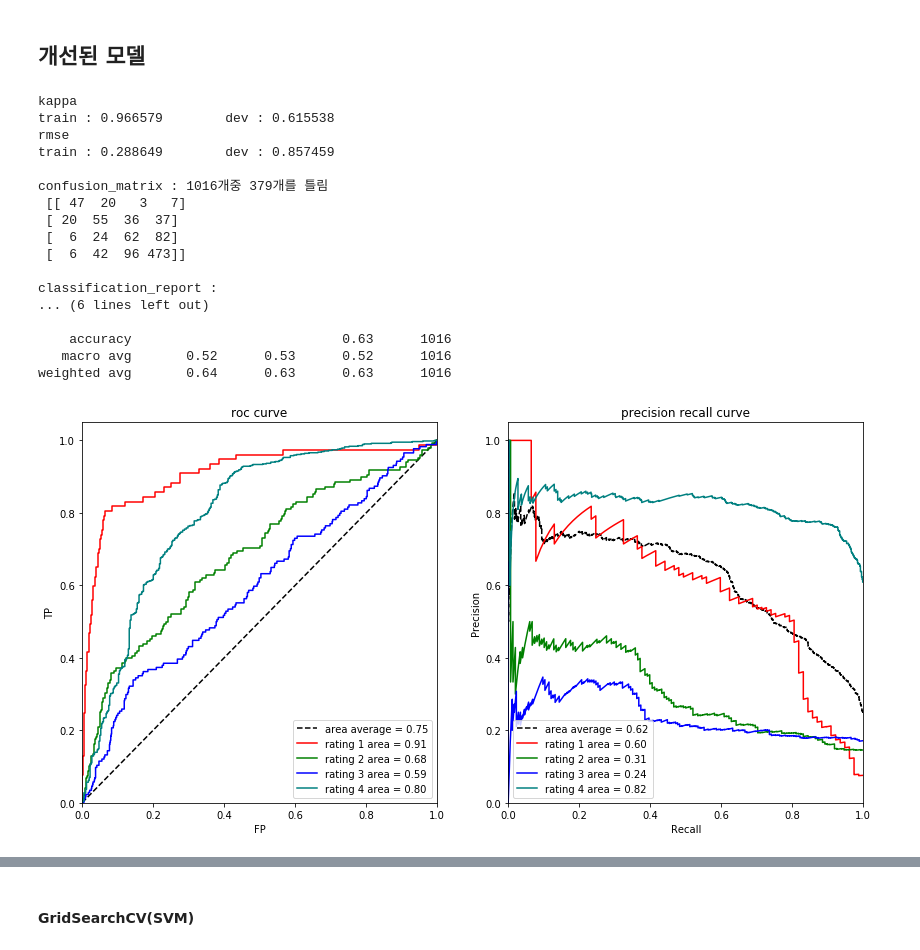
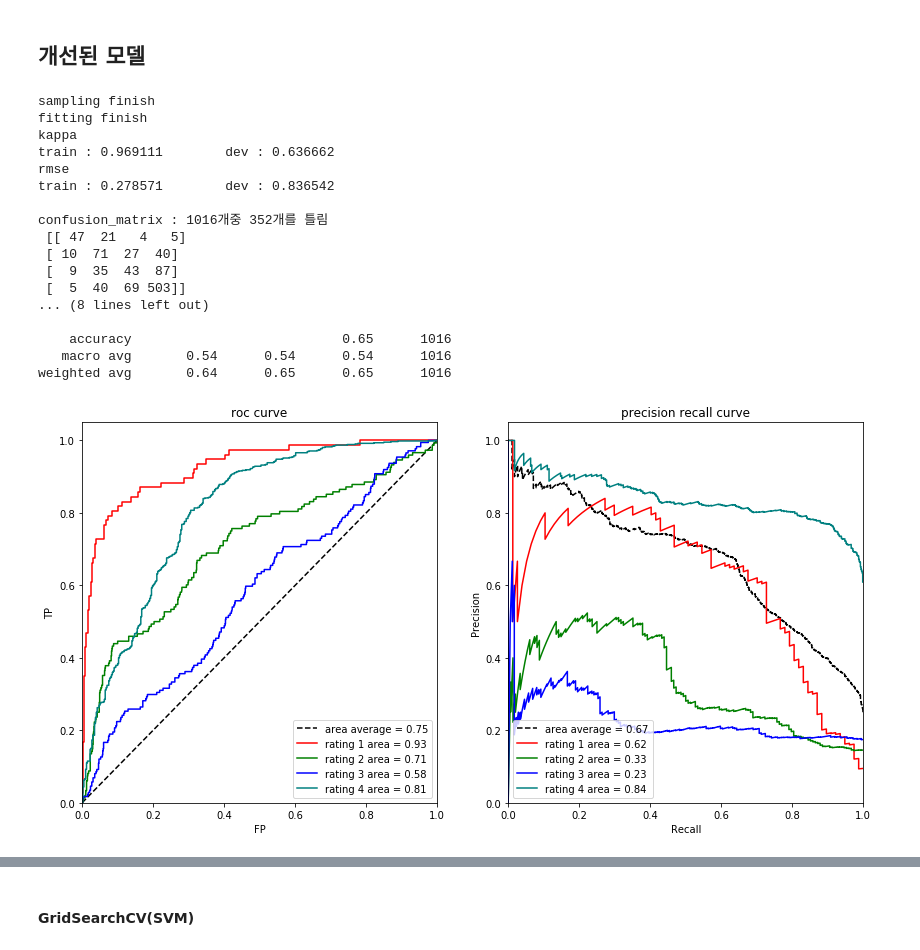
Before and after one commit to sooooner/Crowdflower-Search-Results-Relevance, a Jupyter notebook: LSA.ipynb, the cells around one changed output, grey strips where cells are left out. Drawn from its saved outputs; the diff is of its cells as text; code cells hidden in the pictures.

```diff
--- a/LSA.ipynb
+++ b/LSA.ipynb
@@ -64,12 +65,12 @@ test_title = list(test.apply(lambda x:'%s' % x['product_title_preprocessed'], ax
 # smooth_idf=True : 분모가 0이 되는것을 방지
 # sublinear_tf=True : 단어 스무딩, replace 1 + log(tf).
 # stop_words : 불용어 제거
-stop_words = text.ENGLISH_STOP_WORDS.union(['http','www','img','border','color','style','padding','table','font', '',\
-                                            'thi','inch','ha','width','height','0','1','2','3','4','5','6','7','8','9'])
+stop_words = text.ENGLISH_STOP_WORDS.union(['http', 'www', 'img', 'border', 'color', 'style', 'padding', 'table', 'font', '',
+                                            'thi', 'inch', 'ha', 'width', 'height', '0', '1', '2', '3', '4', '5', '6', '7', '8', '9'])
 stop_words = text.ENGLISH_STOP_WORDS.union(set(stopwords.words('english')))
 
-tfv = text.TfidfVectorizer(min_df=3, max_features=None, strip_accents='unicode', analyzer='word',token_pattern=r'\w{1,}', \
-                           ngram_range=(1, 3), use_idf=True, smooth_idf=True, sublinear_tf=True, \
+tfv = text.TfidfVectorizer(min_df=7, max_features=None, strip_accents='unicode', analyzer='word', token_pattern=r'\w{1,}',
+                           ngram_range=(1, 3), use_idf=True, smooth_idf=True, sublinear_tf=True,
                            stop_words=stop_words).fit(train_query + train_title)
 
 X_train = hstack([tfv.transform(train_query), tfv.transform(train_title)])
@@ -201,42 +225,42 @@ plot_multiclass_roc_prc(svm, X_scaled_dev, y_dev)
 # %% [markdown]
 ## 개선된 모델
 # %%
-smt = SMOTETomek(tomek=TomekLinks(sampling_strategy='majority'))
-X_samp, y_samp = smt.fit_sample(X_scaled_train, y)
-
-svm = SVC(C=100, gamma='auto', class_weight='balanced'  probability=True)
+svmsmote = SVMSMOTE(sampling_strategy='not majority', k_neighbors=4, svm_estimator=SVC(C=50), n_jobs=-1)
+X_samp, y_samp = svmsmote.fit_sample(X_scaled_train, y)
+print('sampling finish')
+svm = SVC(C=50, probability=True)
 svmresult = svm.fit(X_samp, y_samp)
-
+print('fitting finish')
 svmpredtrain = svmresult.predict(X_samp)
 svmpreddev = svmresult.predict(X_scaled_dev)
 
 print("kappa\ntrain : %f\tdev : %f"% (metric.quadratic_weighted_kappa(y_samp, svmpredtrain), \
                                       metric.quadratic_weighted_kappa(y_dev, svmpreddev)))
 
 print("rmse\ntrain : %f\tdev : %f"% (mean_squared_error(y_samp, svmpredtrain)**0.5, \
                                      mean_squared_error(y_dev, svmpreddev)**0.5))
 
 print('\nconfusion_matrix : %d개중 %d개를 틀림\n'%(len(y_dev), len(np.where(svmpreddev!=y_dev)[0])), \
-      metrics.confusion_matrix(y_dev, svmpreddev))
+      confusion_matrix(y_dev, svmpreddev))
 print('\nclassification_report :\n', classification_report(y_dev, svmpreddev))
 
 plot_multiclass_roc_prc(svmresult, X_scaled_dev, y_dev)
 # %% [output]
+sampling finish
+fitting finish
 kappa
-train : 0.966579        dev : 0.615538
+train : 0.969111        dev : 0.636662
 rmse
-train : 0.288649        dev : 0.857459
+train : 0.278571        dev : 0.836542
 
-confusion_matrix : 1016개중 379개를 틀림
- [[ 47  20   3   7]
- [ 20  55  36  37]
- [  6  24  62  82]
- [  6  42  96 473]]
+confusion_matrix : 1016개중 352개를 틀림
+ [[ 47  21   4   5]
+ [ 10  71  27  40]
+ [  9  35  43  87]
+ [  5  40  69 503]]
+... (8 lines left out)
 
-classification_report :
-... (6 lines left out)
-
-    accuracy                           0.63      1016
-   macro avg       0.52      0.53      0.52      1016
-weighted avg       0.64      0.63      0.63      1016
+    accuracy                           0.65      1016
+   macro avg       0.54      0.54      0.54      1016
+weighted avg       0.64      0.65      0.65      1016
-[figure, old version]
+[figure, new version]
```
Also changed, not shown: parts of 44 cells of this notebook, 2 other files.
